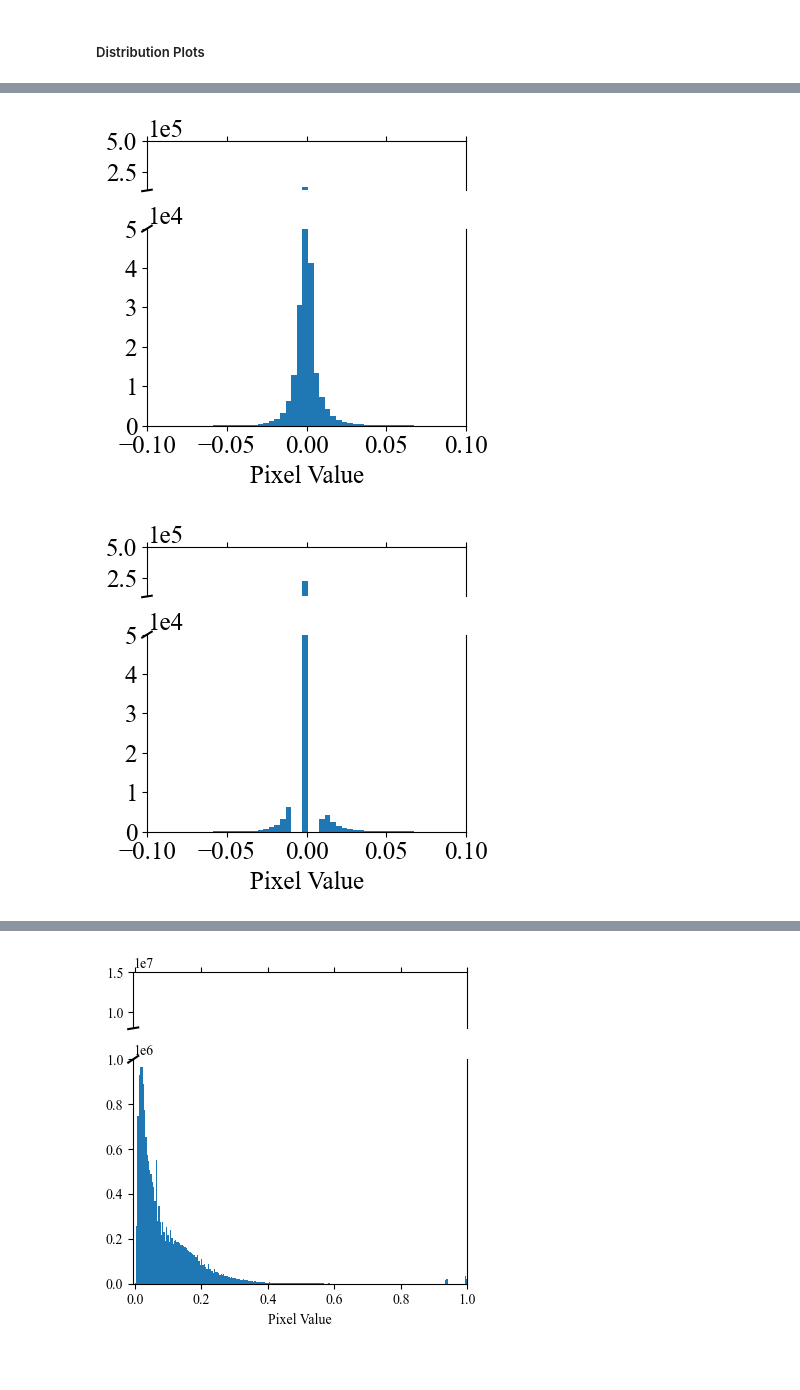
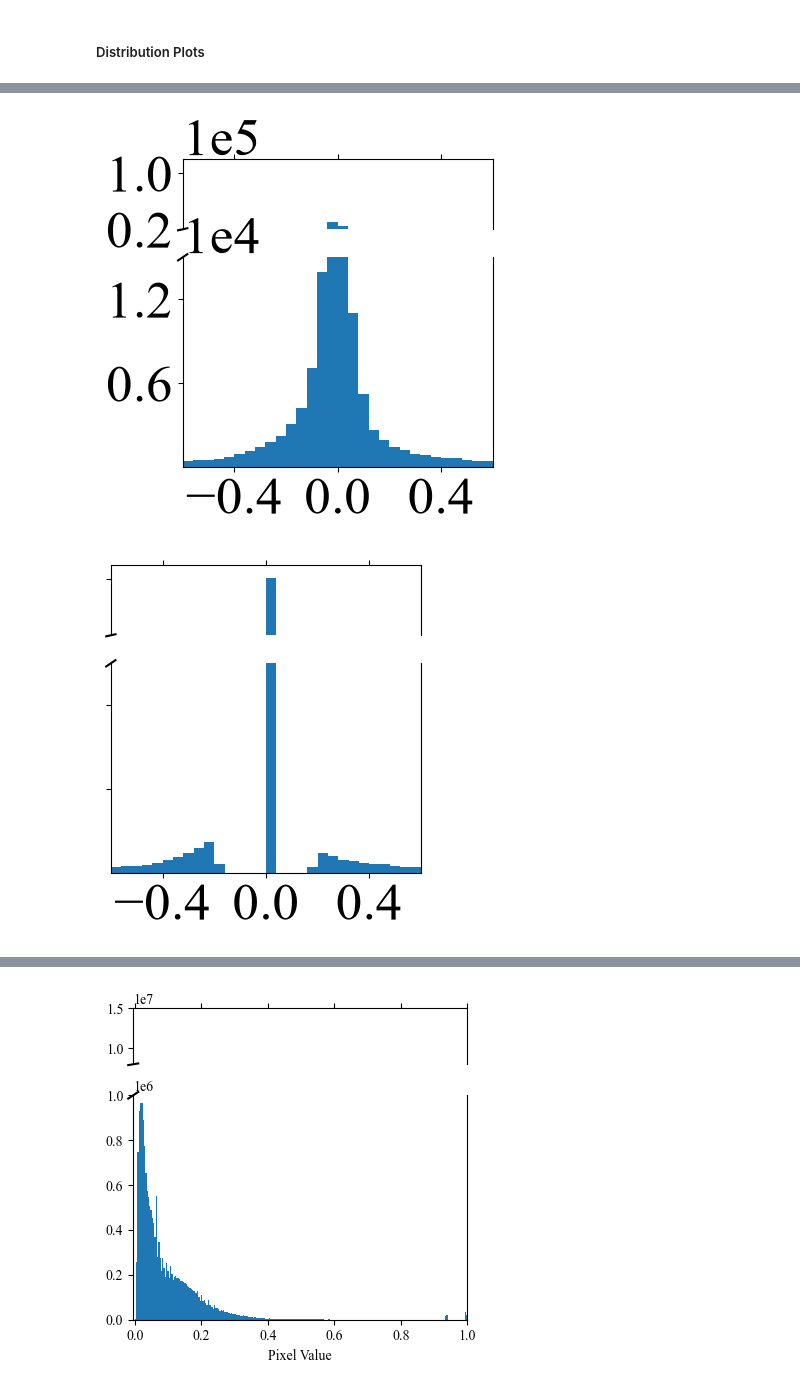
Before and after one commit to LiaNimmermann/Visualization-Notebooks, a Jupyter notebook: Processed-Images/Preprocessing-Visualization-Cleaned.ipynb, the cells around one changed output, grey strips where cells are left out. Drawn from its saved outputs; the diff is of its cells as text; code cells hidden in the pictures.

Commit message:
Histogram Changes

```diff
--- a/Processed-Images/Preprocessing-Visualization-Cleaned.ipynb
+++ b/Processed-Images/Preprocessing-Visualization-Cleaned.ipynb
@@ -908,9 +911,10 @@ Clipping input data to the valid range for imshow with RGB data ([0..1] for floa
 # %% [markdown]
 ##### Distribution Plots
 # %%
-original_image_path = "C:\\Users\\dekav\\VSC-Code\\Visualization-Notebooks\\Processed-Images\\images\\cityscapes.png"
+original_image_path = "images\sparsity07\overlay_rgb\overlay_rgb_original-RGB.png"
 original = Image.open(original_image_path).convert('RGB')
 original_tensor = transform(original).unsqueeze(0).to(blur_module_rgb.conv_blur.weight.device)
-original_sparse = sparse_module_05(original_tensor)
+original_tensor = original_tensor
+original_sparse = sparse_module_07(original_tensor)
 processed = blur_module_rgb(original_tensor, "original_cityscapes")
 sparse = sparse_module_07(processed)
@@ -916,0 +924,5 @@ sparse = sparse_module_07(processed)
+# %%
+original_tensor = crop_image(original_tensor[0])
+original_sparse = crop_image(original_sparse[0])
+processed = crop_image(processed[0])
+sparse = crop_image(sparse[0])
@@ -966,22 +998,22 @@ plt.show()
 original_tensor = original
 original_sparse = sparse_module_05(original_tensor)
 # %%
-bins = 256
-fontsize = 18
+bins = 50
+fontsize = 38
 
 # --- Broken-axis example for the 'processed' histogram (pure Matplotlib) ---
-data_proc = processed[0].cpu().numpy().flatten()
-fig, (ax_high, ax_low) = plt.subplots(2, 1, sharex=True, gridspec_kw={'height_ratios': [1,4]}, figsize=(4, 4))
+data_proc = processed.cpu().numpy().flatten()
+fig, (ax_high, ax_low) = plt.subplots(2, 1, sharex=True, gridspec_kw={'height_ratios': [1,3], 'hspace': 0.2}, figsize=(4, 4))
 # lower (main) axis
 ax_low.hist(data_proc, bins=bins, color='C0')
 # upper axis to show tall bars
 ax_high.hist(data_proc, bins=bins, color='C0')
-ax_low.set_ylim(0, 50000)
-ax_high.set_ylim(100000, 500000)
+ax_low.set_ylim(0, 15000)
+ax_high.set_ylim(20000, 120000)
 # hide spines between the two axes and add diagonal break markers
 ax_high.spines['bottom'].set_visible(False)
 ax_low.spines['top'].set_visible(False)
-ax_high.set_xlim(-0.1, 0.1)
+ax_high.set_xlim(-0.6, 0.6)
 ax_high.xaxis.tick_top()
 ax_high.tick_params(labeltop=False)
 d = .015  # size of diagonal break mark in axes coordinates
@@ -989,13 +1021,16 @@ kwargs = dict(transform=ax_low.transAxes, color='k', clip_on=False)
 ax_low.plot((-d, +d), (1 - d, 1 + d), **kwargs)
 kwargs.update(transform=ax_high.transAxes)
 ax_high.plot((-d, +d), (-d, +d), **kwargs)
-ax_low.set_xlabel("Pixel Value", fontsize=fontsize)
+#ax_low.set_xlabel("Pixel Value", fontsize=fontsize)
 #set font size
 plt.setp(ax_low.xaxis.get_majorticklabels(), fontsize=fontsize)
 plt.setp(ax_high.xaxis.get_majorticklabels(), fontsize=fontsize)
 plt.setp(ax_low.yaxis.get_majorticklabels(), fontsize=fontsize)
 plt.setp(ax_high.yaxis.get_majorticklabels(), fontsize=fontsize)
 
+ax_low.set_xticks([-0.4,0,0.4])
+ax_low.set_yticks([6000,12000])
+ax_high.set_yticks([20000, 100000])
 
 
 # y axis in scientific notation
@@ -1005,43 +1040,51 @@ ax_high.ticklabel_format(axis='y', style='sci', scilimits=(0,0))
 ax_low.yaxis.offsetText.set_fontsize(fontsize)
 ax_high.yaxis.offsetText.set_fontsize(fontsize)
 plt.tight_layout()
-plt.savefig("C:\\Users\\dekav\\VSC-Code\\Visualization-Notebooks\\Figure-PDFs\\value_distributions\\nef_distribution_processed.pdf", bbox_inches='tight')
+plt.savefig("..\\Figure-PDFs\\value_distributions\\nef_distribution_processed.pdf", bbox_inches='tight')
 plt.show()
+
+
 # --- Broken-axis example for the 'sparse' histogram (pure Matplotlib) ---
-data_sparse = sparse[0].cpu().numpy().flatten()
-fig, (ax_high, ax_low) = plt.subplots(2, 1, sharex=True, gridspec_kw={'height_ratios': [1,4]}, figsize=(4, 4))
+data_sparse = sparse.cpu().numpy().flatten()
+fig, (ax_high, ax_low) = plt.subplots(2, 1, sharex=True, gridspec_kw={'height_ratios': [1,3], 'hspace': 0.2}, figsize=(4, 4))
 ax_low.hist(data_sparse, bins=bins, color='C0')
-ax_low.set_ylim(0, 50000)
+ax_low.set_ylim(0, 15000)
 ax_high.hist(data_sparse, bins=bins, color='C0')
-ax_high.set_ylim(100000, 500000)
-ax_high.set_xlim(-0.1, 0.1)
+ax_high.set_ylim(20000, 120000)
+ax_high.set_xlim(-0.6, 0.6)
 ax_high.spines['bottom'].set_visible(False)
 ax_low.spines['top'].set_visible(False)
 ax_high.xaxis.tick_top()
 ax_high.tick_params(labeltop=False)
 d = .015
 kwargs = dict(transform=ax_low.transAxes, color='k', clip_on=False)
 ax_low.plot((-d, +d), (1 - d, 1 + d), **kwargs)
 kwargs.update(transform=ax_high.transAxes)
 ax_high.plot((-d, +d), (-d, +d), **kwargs)
-ax_low.set_xlabel("Pixel Value", fontsize=fontsize)
+#ax_low.set_xlabel("Pixel Value", fontsize=fontsize)
 #set font size
 plt.setp(ax_low.xaxis.get_majorticklabels(), fontsize=fontsize)
 plt.setp(ax_high.xaxis.get_majorticklabels(), fontsize=fontsize)
 plt.setp(ax_low.yaxis.get_majorticklabels(), fontsize=fontsize)
 plt.setp(ax_high.yaxis.get_majorticklabels(), fontsize=fontsize)
 
 
+ax_low.set_xticks([-0.4,0,0.4])
+ax_low.set_yticks([6000,12000])
+ax_high.set_yticks([20000, 100000])
+ax_high.set_yticklabels({})
+ax_low.set_yticklabels({})
+
 
 # y axis in scientific notation
-ax_low.ticklabel_format(axis='y', style='sci', scilimits=(0,0))
-ax_high.ticklabel_format(axis='y', style='sci', scilimits=(0,0))
+#ax_low.ticklabel_format(axis='y', style='sci', scilimits=(0,1))
+#ax_high.ticklabel_format(axis='y', style='sci', scilimits=(0,1))
 #enlarge fontsize
 ax_low.yaxis.offsetText.set_fontsize(fontsize)
 ax_high.yaxis.offsetText.set_fontsize(fontsize)
-plt.tight_layout()
-plt.savefig("C:\\Users\\dekav\\VSC-Code\\Visualization-Notebooks\\Figure-PDFs\\value_distributions\\nef_distribution_processed_sparse.pdf", bbox_inches='tight')
+#plt.tight_layout()
+plt.savefig("..\\Figure-PDFs\\value_distributions\\nef_distribution_processed_sparse.pdf")
 plt.show()
 # %% [output]
-[figure, old version]
+[figure, new version]
-[figure, old version]
+[figure, new version]
```
Also changed, not shown: parts of 10 cells of this notebook, 7 other files.
